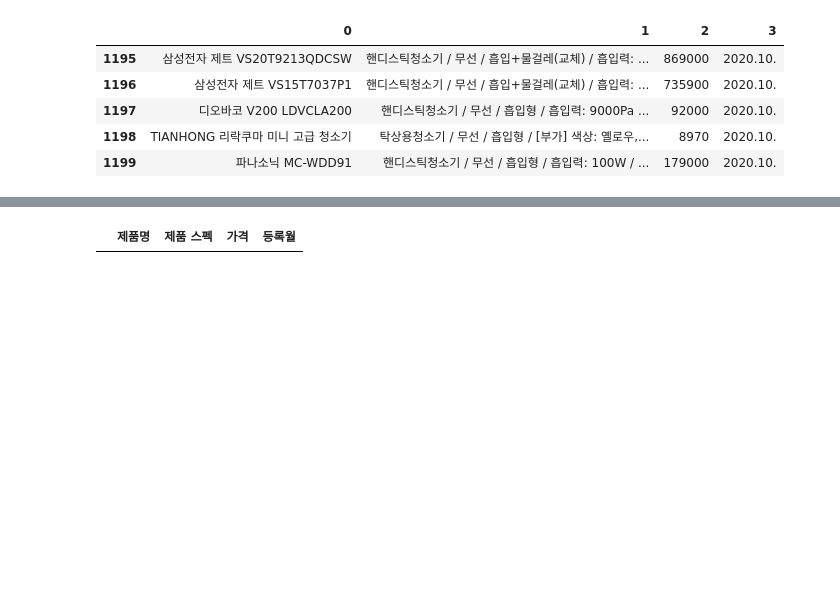
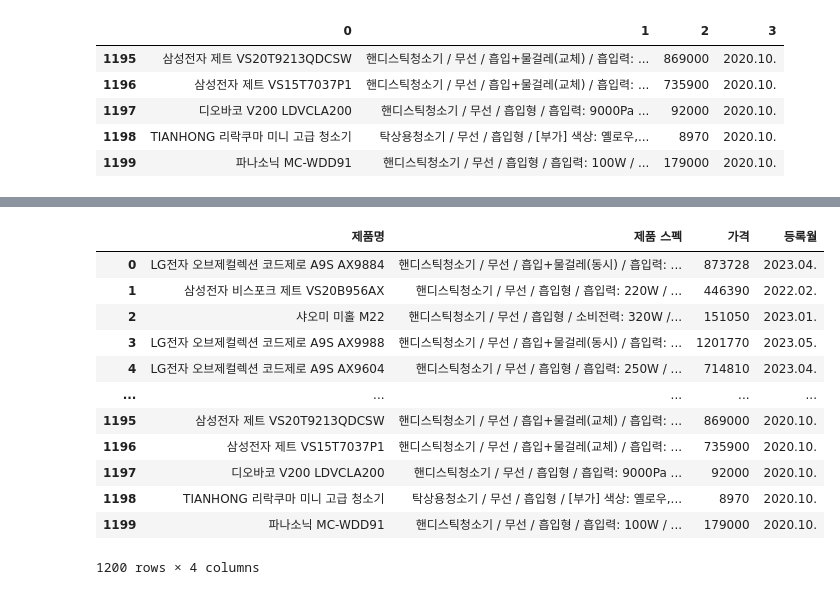
Before and after one commit to KangJeongTaek/bigdata-analysis-2024, a Jupyter notebook: day07/da17_무선청소기_인기상품_분석.ipynb, the cells around one changed output, grey strips where cells are left out. Cells and saved outputs as stored; diff of their text form; code cells hidden in the pictures; blank space fills up the shorter version.

```diff
--- a/day07/da17_무선청소기_인기상품_분석.ipynb
+++ b/day07/da17_무선청소기_인기상품_분석.ipynb
@@ -165,6 +165,8 @@ dfProdDataTotal.tail()
 dfProdDataTotal.columns =['제품명','제품 스펙','가격','등록월']
 # %%
 dfProdDataTotal.to_excel('./data/다나와_무선청소기_결과.xlsx',index=False)
+# %%
+dfProdDataTotal = pd.read_excel('./data/다나와_무선청소기_결과.xlsx')
 # %%
 for i in dfProdDataTotal.index:
     df = dfProdDataTotal.loc[i,'가격']
@@ -177,5 +193,16 @@ ValueError: invalid literal for int() with base 10: '//에어메이드 스마트
-# %%
-condition = dfProdDataTotal['가격'] == '품절'
-dfProdDataTotal[condition]
-# %% [output]
-|  | 제품명 | 제품 스펙 | 가격 | 등록월 |
+# %%
+dfProdDataTotal
+# %% [output]
+|  | 제품명 | 제품 스펙 | 가격 | 등록월 |
+| 0 | LG전자 오브제컬렉션 코드제로 A9S AX9884 | 핸디스틱청소기 / 무선 / 흡입+물걸레(동시) / 흡입력: ... | 873728 | 2023.04. |
+| 1 | 삼성전자 비스포크 제트 VS20B956AX | 핸디스틱청소기 / 무선 / 흡입형 / 흡입력: 220W / ... | 446390 | 2022.02. |
+| 2 | 샤오미 미홀 M22 | 핸디스틱청소기 / 무선 / 흡입형 / 소비전력: 320W /... | 151050 | 2023.01. |
+| 3 | LG전자 오브제컬렉션 코드제로 A9S AX9988 | 핸디스틱청소기 / 무선 / 흡입+물걸레(동시) / 흡입력: ... | 1201770 | 2023.05. |
+| 4 | LG전자 오브제컬렉션 코드제로 A9S AX9604 | 핸디스틱청소기 / 무선 / 흡입형 / 흡입력: 250W / ... | 714810 | 2023.04. |
+| ... | ... | ... | ... | ... |
+| 1195 | 삼성전자 제트 VS20T9213QDCSW | 핸디스틱청소기 / 무선 / 흡입+물걸레(교체) / 흡입력: ... | 869000 | 2020.10. |
+| 1196 | 삼성전자 제트 VS15T7037P1 | 핸디스틱청소기 / 무선 / 흡입+물걸레(교체) / 흡입력: ... | 735900 | 2020.10. |
+| 1197 | 디오바코 V200 LDVCLA200 | 핸디스틱청소기 / 무선 / 흡입형 / 흡입력: 9000Pa ... | 92000 | 2020.10. |
+| 1198 | TIANHONG 리락쿠마 미니 고급 청소기 | 탁상용청소기 / 무선 / 흡입형 / [부가] 색상: 옐로우,... | 8970 | 2020.10. |
+| 1199 | 파나소닉 MC-WDD91 | 핸디스틱청소기 / 무선 / 흡입형 / 흡입력: 100W / ... | 179000 | 2020.10. |
+1200 rows × 4 columns
```
Also changed, not shown: parts of 1 cell of this notebook, 9 other files.
